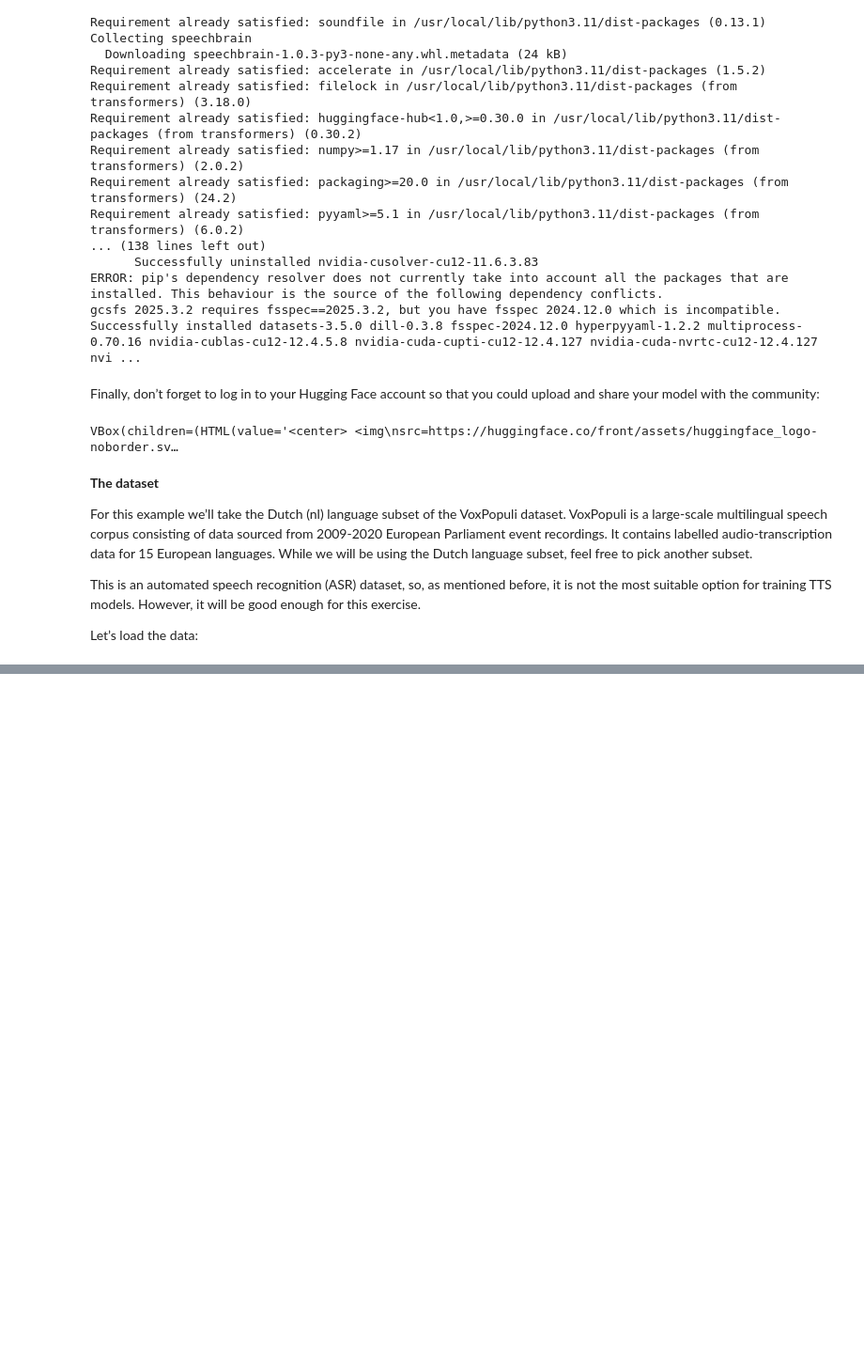
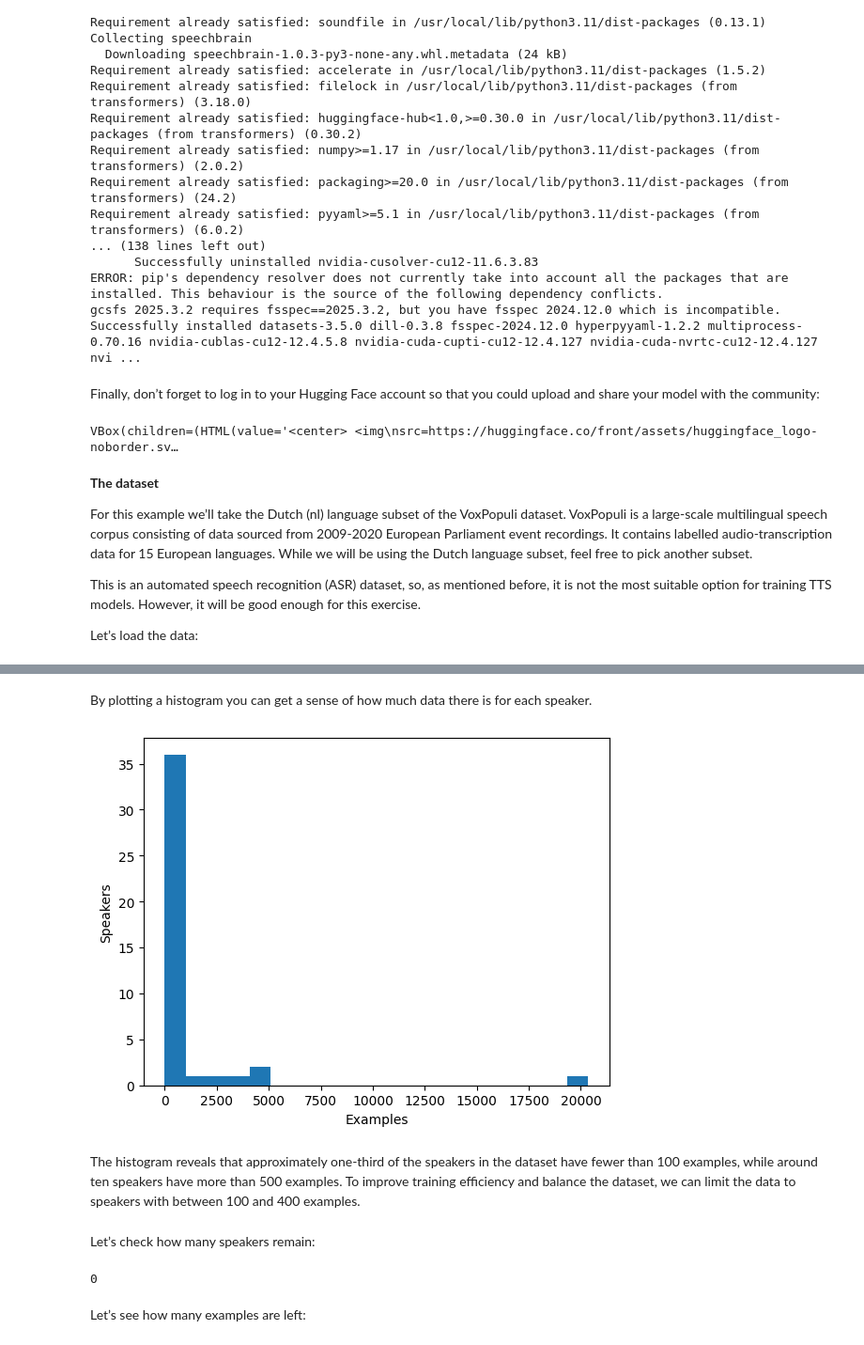
Before and after one commit to rlimonta/hf-audio-course, a Jupyter notebook: UNIT_06/02_fine_tunning_tts_model.ipynb, the cells around one changed output, grey strips where cells are left out. Shown: that part at 94% size. Saved outputs shown, nothing was run; the diff lists cells and outputs as text; code cells hidden in the pictures; blank space fills up the shorter version.

```diff
--- a/UNIT_06/02_fine_tunning_tts_model.ipynb
+++ b/UNIT_06/02_fine_tunning_tts_model.ipynb
@@ -46,0 +54,2 @@ len(dataset)
+# %%
+dataset = dataset.cast_column("audio", Audio(sampling_rate=16000))
@@ -46,0 +119,24 @@ len(dataset)
+# %%
+replacements = [
+    ("à", "a"),
+    ("á", "a"),
+    ("ã", "a"),
+    ("ã", "a"),
+    ("ç", "c"),
+    ("í", "i"),
+    ("ò", "o"),
+    ("ó", "o"),
+    ("ô", "o"),
+    ("õ", "o"),
+    ("ú", "u"),
+    ("ü", "u")
+]
+
+
+def cleanup_text(inputs):
+    for src, dst in replacements:
+        inputs["transcript"] = inputs["transcript"].replace(src, dst)
+    return inputs
+
+
+dataset = dataset.map(cleanup_text)
@@ -46,0 +149,21 @@ len(dataset)
+# %%
+from collections import defaultdict
+
+speaker_counts = defaultdict(int)
+
+for speaker_id in dataset["speaker_id"]:
+    speaker_counts[speaker_id] += 1
+# %% [markdown]
+By plotting a histogram you can get a sense of how much data there is for each speaker.
+# %%
+import matplotlib.pyplot as plt
+
+plt.figure()
+plt.hist(speaker_counts.values(), bins=20)
+plt.ylabel("Speakers")
+plt.xlabel("Examples")
+plt.show()
+# %% [output]
+[figure, added]
+# %% [markdown]
+The histogram reveals that approximately one-third of the speakers in the dataset have fewer than 100 examples, while around ten speakers have more than 500 examples. To improve training efficiency and balance the dataset, we can limit the data to speakers with between 100 and 400 examples.
@@ -46,0 +175,8 @@ len(dataset)
+# %% [markdown]
+Let’s check how many speakers remain:
+# %%
+len(set(dataset["speaker_id"]))
+# %% [output]
+0
+# %% [markdown]
+Let’s see how many examples are left:
```
Also changed, not shown: parts of 24 cells of this notebook.
